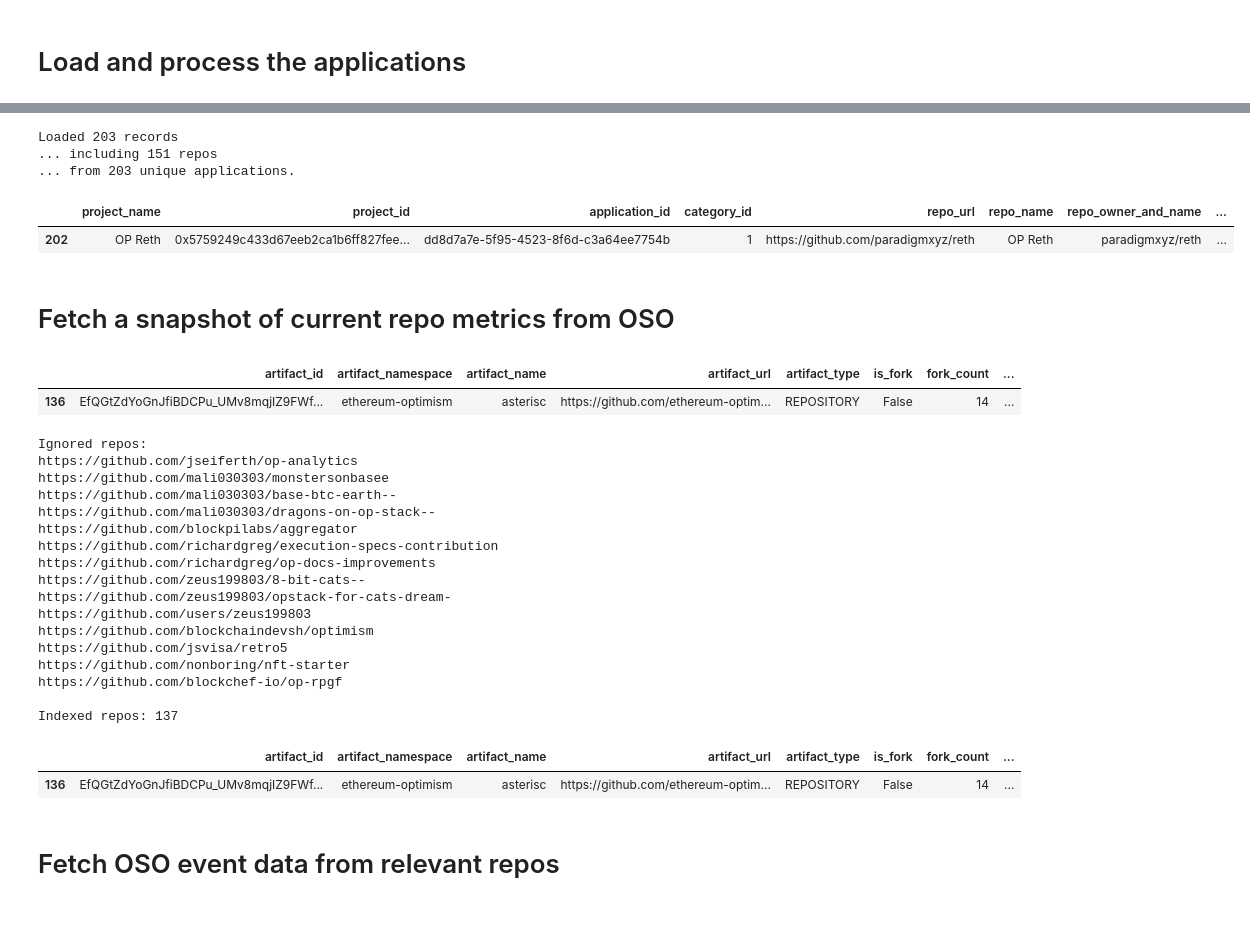
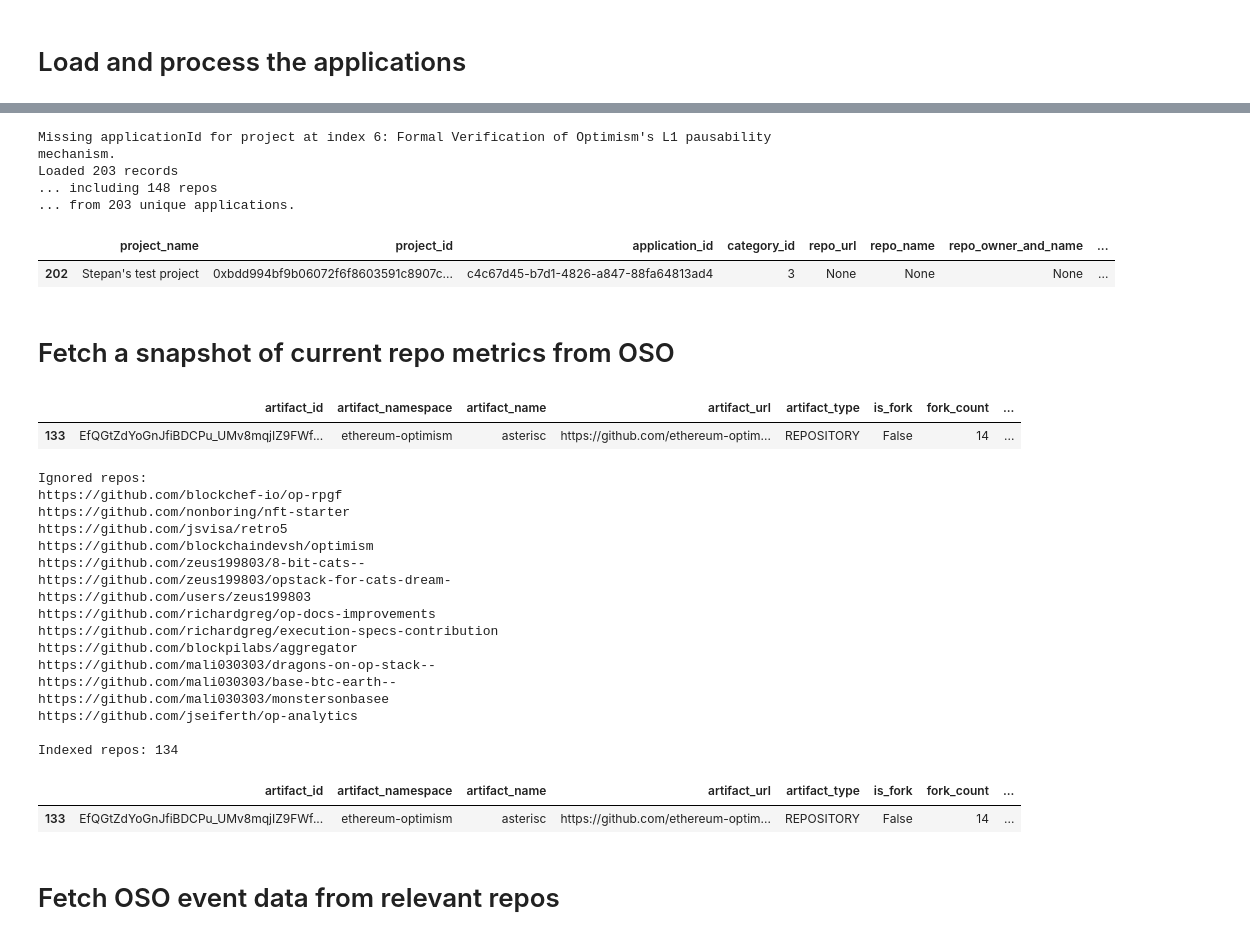
Before and after one commit to opensource-observer/insights, a Jupyter notebook: analysis/optimism/retrofunding5/RF5_GitHub_RepoMetrics.ipynb, the cells around one changed output, grey strips where cells are left out. Cells and saved outputs as stored; diff of their text form; code cells hidden in the pictures.

Commit message:
chore: update metrics to latest applications

```diff
--- a/analysis/optimism/retrofunding5/RF5_GitHub_RepoMetrics.ipynb
+++ b/analysis/optimism/retrofunding5/RF5_GitHub_RepoMetrics.ipynb
@@ -41,13 +41,18 @@ print(len(applications))
 # %%
 projects_data = []
 
-for app in applications:
+for i,app in enumerate(applications):
     project = app.get('project', {})
     repos = project.get('repos', [])
     project_name = project.get('name')
     project_id = project.get('id')
-    category_id = app['impactStatementAnswer'][0]['impactStatement']['categoryId']
-    application_id = app['impactStatementAnswer'][0]['applicationId']
+
+    try:
+        application_id = app['impactStatementAnswer'][0]['applicationId']
+        category_id = app['impactStatementAnswer'][0]['impactStatement']['categoryId']
+    except:
+        print(f"Missing applicationId for project at index {i}: {project_name}.")
+        continue
 
     if repos:
         for repo in repos:
@@ -79,35 +84,36 @@ df_projects = pd.DataFrame(projects_data)
 
 def extract_owner_and_repo(url):
     if url and isinstance(url, str):
         url = url.lower()
         if "github.com" in url:
             parts = url.split('/')
             if len(parts) >= 5:
                 return f"{parts[3]}/{parts[4]}"
     return None
 
 def clean_repo_url(owner_and_name):
     if owner_and_name:
         return f"https://github.com/{owner_and_name}"
 
 df_projects['repo_owner_and_name'] = df_projects['repo_url'].apply(extract_owner_and_repo)
 df_projects['clean_url'] = df_projects['repo_owner_and_name'].apply(clean_repo_url)
 
 project_name_mappings = df_projects.set_index('application_id')['project_name'].to_dict()
 project_category_mappings = df_projects.set_index('application_id')['category_id'].to_dict()
 
 print(f"Loaded {len(df_projects)} records\
         \n... including {len(df_projects['clean_url'].dropna().unique())} repos\
         \n... from {len(df_projects['application_id'])} unique applications.\n\n")
 
 repo_urls = list(df_projects['clean_url'].dropna().unique())
 df_projects.tail(1)
 # %% [output]
+Missing applicationId for project at index 6: Formal Verification of Optimism's L1 pausability mechanism.
 Loaded 203 records
-... including 151 repos
+... including 148 repos
 ... from 203 unique applications.
 |  | project_name | project_id | application_id | category_id | repo_url | repo_name | repo_owner_and_name | ... |
-| 202 | OP Reth | 0x5759249c433d67eeb2ca1b6ff827fee... | dd8d7a7e-5f95-4523-8f6d-c3a64ee7754b | 1 | https://github.com/paradigmxyz/reth | OP Reth | paradigmxyz/reth | ... |
+| 202 | Stepan's test project | 0xbdd994bf9b06072f6f8603591c8907c... | c4c67d45-b7d1-4826-a847-88fa64813ad4 | 3 | None | None | None | ... |
 # %% [markdown]
 # Fetch a snapshot of current repo metrics from OSO
 # %%
@@ -138,7 +144,7 @@ df_repos['license_spdx_id'] =  df_repos['license_spdx_id'].replace({'NOASSERTION
 df_repos.tail(1)
 # %% [output]
 |  | artifact_id | artifact_namespace | artifact_name | artifact_url | artifact_type | is_fork | fork_count | ... |
-| 136 | EfQGtZdYoGnJfiBDCPu_UMv8mqjIZ9FWf... | ethereum-optimism | asterisc | https://github.com/ethereum-optim... | REPOSITORY | False | 14 | ... |
+| 133 | EfQGtZdYoGnJfiBDCPu_UMv8mqjIZ9FWf... | ethereum-optimism | asterisc | https://github.com/ethereum-optim... | REPOSITORY | False | 14 | ... |
 # %%
 # identify any repos in apps that do not have data
 print("Ignored repos:")
@@ -153,22 +159,22 @@ print()
 print("Indexed repos:",len(valid_repo_urls))
 # %% [output]
 Ignored repos:
-https://github.com/jseiferth/op-analytics
-https://github.com/mali030303/monstersonbasee
-https://github.com/mali030303/base-btc-earth--
-https://github.com/mali030303/dragons-on-op-stack--
-https://github.com/blockpilabs/aggregator
-https://github.com/richardgreg/execution-specs-contribution
-https://github.com/richardgreg/op-docs-improvements
+https://github.com/blockchef-io/op-rpgf
+https://github.com/nonboring/nft-starter
+https://github.com/jsvisa/retro5
+https://github.com/blockchaindevsh/optimism
 https://github.com/zeus199803/8-bit-cats--
 https://github.com/zeus199803/opstack-for-cats-dream-
 https://github.com/users/zeus199803
-https://github.com/blockchaindevsh/optimism
-https://github.com/jsvisa/retro5
-https://github.com/nonboring/nft-starter
-https://github.com/blockchef-io/op-rpgf
+https://github.com/richardgreg/op-docs-improvements
+https://github.com/richardgreg/execution-specs-contribution
+https://github.com/blockpilabs/aggregator
+https://github.com/mali030303/dragons-on-op-stack--
+https://github.com/mali030303/base-btc-earth--
+https://github.com/mali030303/monstersonbasee
+https://github.com/jseiferth/op-analytics
 
-Indexed repos: 137
+Indexed repos: 134
 # %%
 repo_app_mapping = (
     df_projects[df_projects.clean_url.isin(valid_repo_urls)]
@@ -185,7 +191,7 @@ artifact_url_mapping = df_repos.set_index('artifact_url')['artifact_id'].to_dict
 df_repos.tail(1)
 # %% [output]
 |  | artifact_id | artifact_namespace | artifact_name | artifact_url | artifact_type | is_fork | fork_count | ... |
-| 136 | EfQGtZdYoGnJfiBDCPu_UMv8mqjIZ9FWf... | ethereum-optimism | asterisc | https://github.com/ethereum-optim... | REPOSITORY | False | 14 | ... |
+| 133 | EfQGtZdYoGnJfiBDCPu_UMv8mqjIZ9FWf... | ethereum-optimism | asterisc | https://github.com/ethereum-optim... | REPOSITORY | False | 14 | ... |
 # %% [markdown]
 # Fetch OSO event data from relevant repos
 # %%
```
Also changed, not shown: parts of 4 cells of this notebook, 4 other files.
